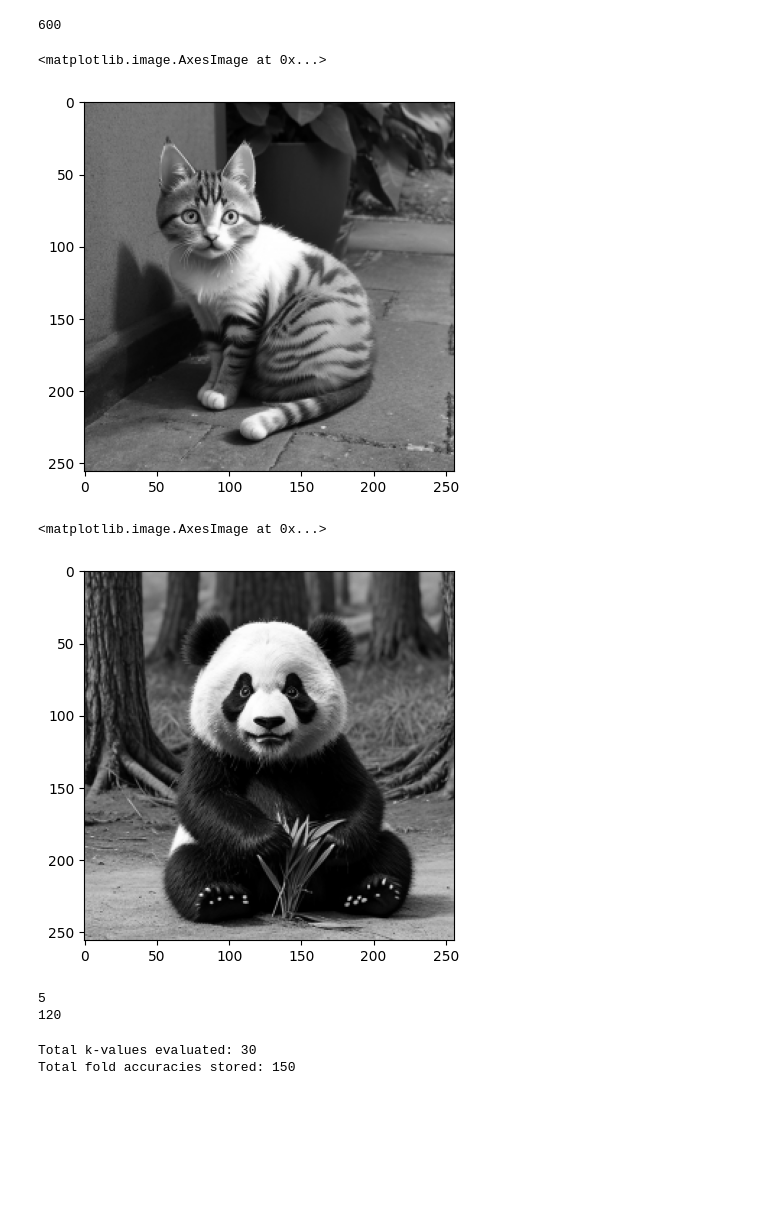
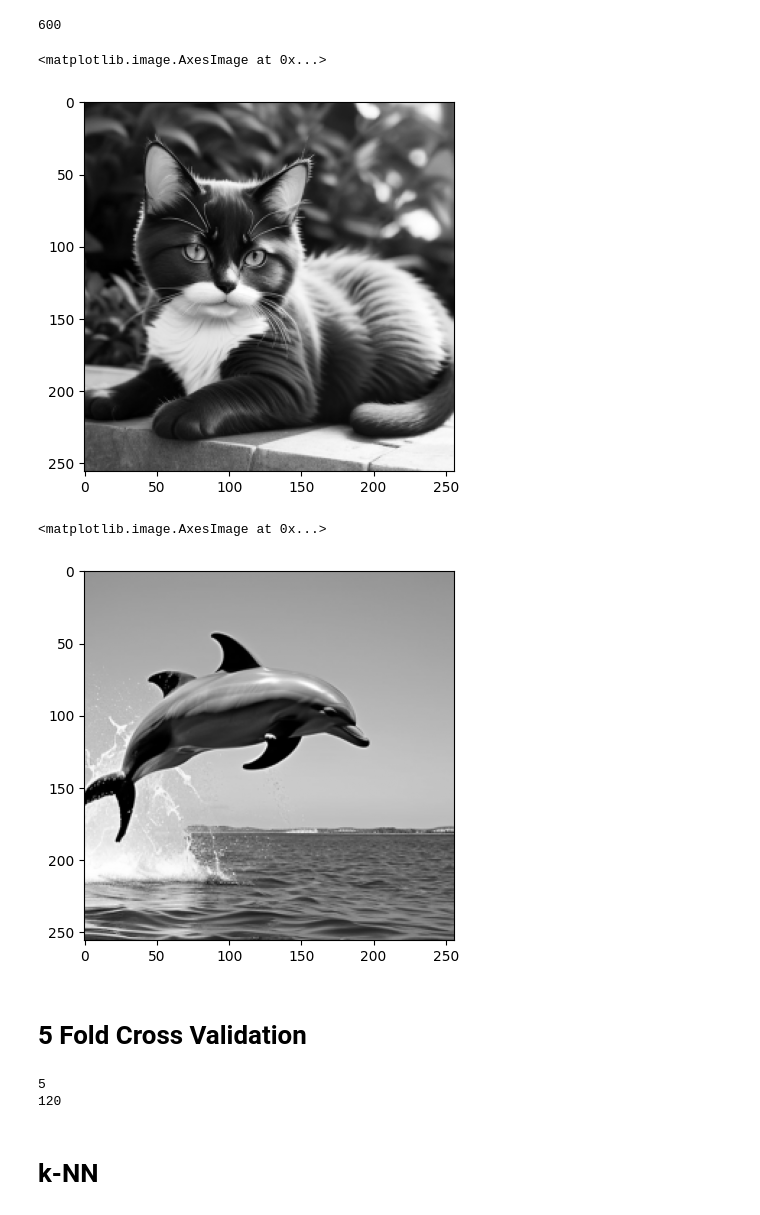
Before and after one commit to sajin-mahmud-arpon/CVPR, a Jupyter notebook: CrossValidationGraph.ipynb, the cells around one changed output. Drawn from its saved outputs; the diff is of its cells as text; code cells hidden in the pictures; blank space fills up the shorter version.

```diff
--- a/CrossValidationGraph.ipynb
+++ b/CrossValidationGraph.ipynb
@@ -71,16 +72,18 @@ len(dataset)
 # %% [output]
 600
 # %%
-plt.imshow(dataset[0][0], cmap='gray')
+plt.imshow(dataset[90][0], cmap='gray')
 # %% [output]
 <matplotlib.image.AxesImage at 0x...>
-[figure, old version]
+[figure, new version]
 # %%
 random.shuffle(dataset)
-plt.imshow(dataset[0][0], cmap='gray')
+plt.imshow(dataset[90][0], cmap='gray')
 # %% [output]
 <matplotlib.image.AxesImage at 0x...>
-[figure, old version]
+[figure, new version]
+# %% [markdown]
+# 5 Fold Cross Validation
 # %%
 folds = []
 start_index = 0
@@ -95,49 +98,42 @@ print(len(folds[0]))
 # %% [output]
 5
 120
+# %% [markdown]
+# k-NN
 # %%
-from collections import Counter
+def mostCommonElement(lst,k):
+  lst = [x[1] for x in lst]
+  most_common_element = Counter(lst[0:k]).most_common(1)[0][0]
+  return most_common_element
+average_accuracies = []
+all_fold_accuracies = []  # Store fold accuracies for each k
 
-def mostCommonElement(lst, k):
-    labels = [x[1] for x in lst]  # Extract labels only
-    return Counter(labels[:k]).most_common(1)[0][0]
+for k in range(1, 61, 2):
+  fold_accuracies = []  # Reset here for every k
+  for i in range(5):
+    prediction = []
+    valid_dataset = folds[i]
+    train_dataset = [item for j in range(5) if j != i for item in folds[j]]
 
-average_accuracies = []
-fold_accuracies = []
+    for valid_rows in valid_dataset:
+      distance_matrix = []
+      valid_img, valid_label = valid_rows[0], valid_rows[1]
 
-# Loop over k values from 1 to 30
-for k in range(1, 31):
-    for i in range(5):  # 5-fold cross-validation
-        prediction = []
-        valid_dataset = folds[i]
-        # Combine all folds except the i-th as training set
-        train_dataset = [item for j in range(5) if j != i for item in folds[j]]
+      for train_rows in train_dataset:
+        train_img, train_label = train_rows[0], train_rows[1]
+        l2_distance = np.sqrt(np.sum(np.square(np.array(train_img) - np.array(valid_img))))
+        distance_matrix.append([l2_distance, train_label])
 
-        # For each image in validation set
-        for valid_img, valid_label in valid_dataset:
-            distance_matrix = []
+      distance_matrix = sorted(distance_matrix)
+      predicted_label = mostCommonElement(distance_matrix, k)
 
-            # Compute L2 distance to all training images
-            for train_img, train_label in train_dataset:
-                l2_distance = np.linalg.norm(np.array(train_img) - np.array(valid_img))
-                distance_matrix.append([l2_distance, train_label])
+      if valid_label == predicted_label:
+        prediction.append(1)
+      else:
+        prediction.append(0)
 
-            # Sort by distance and predict using k nearest labels
-            distance_matrix.sort()
-            predicted_label = mostCommonElement(distance_matrix, k)
+    accuracy = sum(prediction) / len(prediction)
+    fold_accuracies.append(accuracy)
 
-            # Compare predicted and actual
-            prediction.append(int(predicted_label == valid_label))
-
-        accuracy = sum(prediction) / len(prediction)
-        fold_accuracies.append(accuracy)
-
-    # Compute average of all folds for this k
-    average_accuracies.append(sum(fold_accuracies[-5:]) / 5)
-
-# Output diagnostics
-print("Total k-values evaluated:", len(average_accuracies))
-print("Total fold accuracies stored:", len(fold_accuracies))
+  average_accuracies.append(sum(fold_accuracies) / len(fold_accuracies))
+  all_fold_accuracies.append(fold_accuracies)
-# %% [output]
-Total k-values evaluated: 30
-Total fold accuracies stored: 150
```
Also changed, not shown: parts of 7 cells of this notebook.
